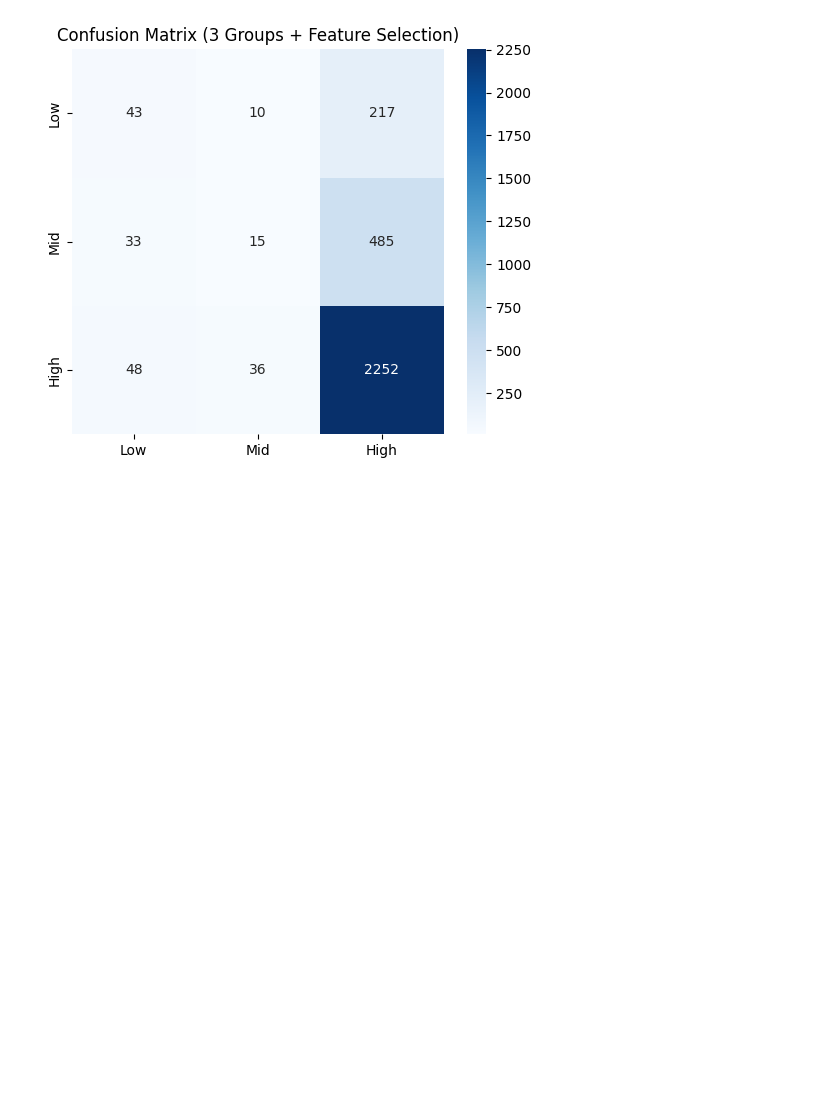
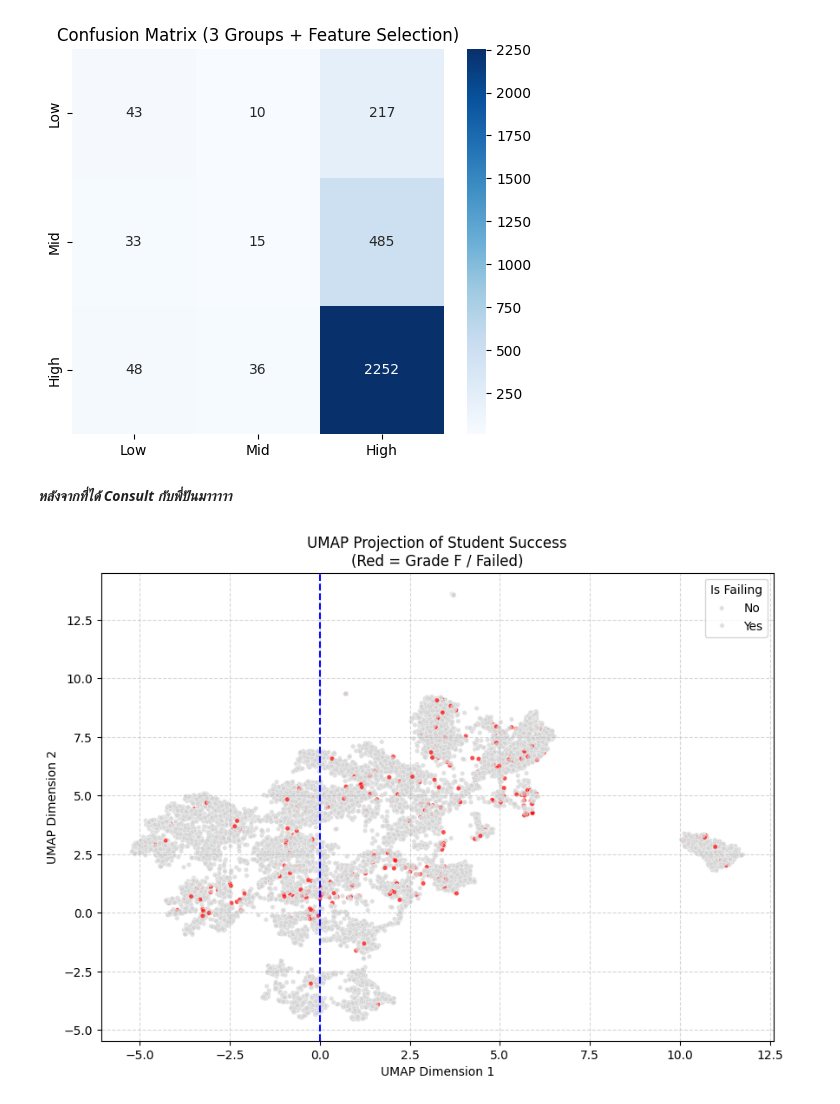
Before and after one commit to Finyakginshabu/alcoholic_tae, a Jupyter notebook: XGBoost.ipynb, the cells around one changed output. Saved outputs shown, nothing was run; the diff lists cells and outputs as text; code cells hidden in the pictures; blank space fills up the shorter version.

```diff
--- a/XGBoost.ipynb
+++ b/XGBoost.ipynb
@@ -932,3 +925,51 @@ Accuracy Score (3 Groups): 0.7359
    macro avg       0.45      0.38      0.37      3139
 weighted avg       0.64      0.74      0.66      3139
 [figure]
+# %% [markdown]
+***หลังจากที่ได้ Consult กับพี่ปันมาาาาา***
+# %%
+# Code P'Pun - UMAP Projection with Grouped Grades (3 Groups) and Feature Engineering
+# 1. Setup Features and Target
+X = df.drop(columns=['grade'])
+y = (df['grade'] == 0).astype(int)  # 1 for Failed (Grade 0), 0 for Passed
+
+categorical_features = ['gender', 'education_level', 'considered_suicide', 'sleep_place']
+numeric_features = [col for col in X.columns if col not in categorical_features]
+
+# 2. Preprocessing
+preprocessor = ColumnTransformer(transformers=[
+    ('num', StandardScaler(), numeric_features),
+    ('cat', OneHotEncoder(handle_unknown='ignore'), categorical_features)
+])
+
+X_preprocessed = preprocessor.fit_transform(X)
+
+# 3. UMAP Projection
+reducer = UMAP(n_neighbors=15, min_dist=0.1, n_components=2, random_state=42)
+X_umap = reducer.fit_transform(X_preprocessed)
+
+# 4. Single Visualization
+plt.figure(figsize=(10, 7))
+
+# Plotting the Failures (Red) vs Passes (Lightgrey)
+sns.scatterplot(
+    x=X_umap[:, 0],
+    y=X_umap[:, 1],
+    hue=y,
+    palette={0: 'lightgrey', 1: 'red'},
+    s=15,
+    alpha=0.7
+)
+
+plt.title('UMAP Projection of Student Success\n(Red = Grade F / Failed)')
+plt.xlabel('UMAP Dimension 1')
+plt.ylabel('UMAP Dimension 2')
+plt.legend(title='Is Failing', labels=['No', 'Yes'])
+plt.grid(True, linestyle='--', alpha=0.5)
+
+# Adding a vertical line to mark your identified rule boundary
+plt.axvline(x=0, color='blue', linestyle='--', label='Rule Boundary (x < 0)')
+
+plt.show()
+# %% [output]
+[figure, added]
```
Also changed, not shown: parts of 7 cells of this notebook.
